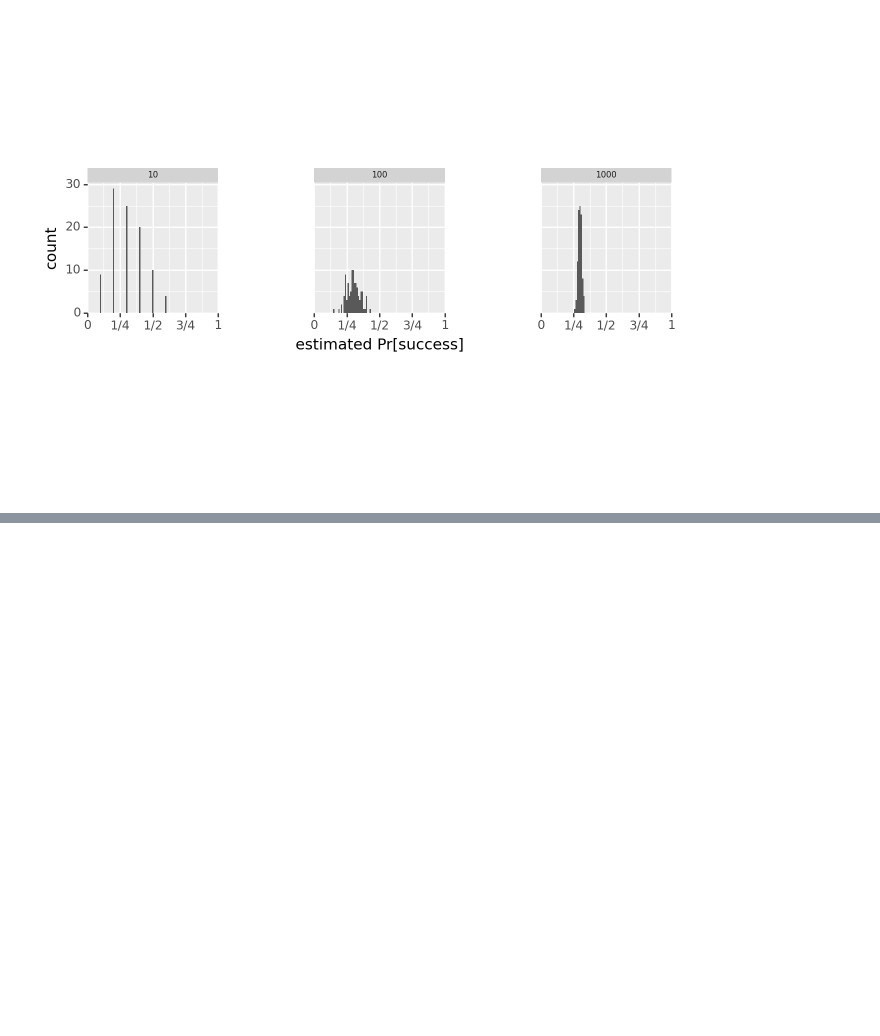
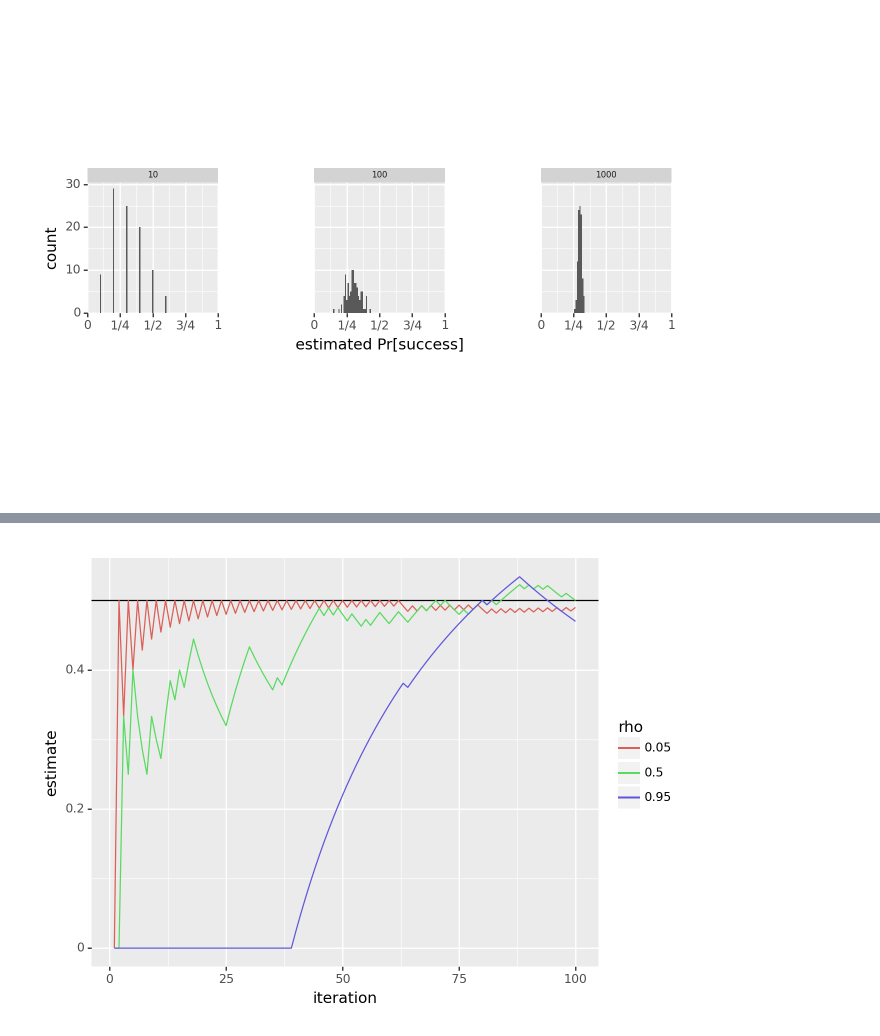
Before and after one commit to emmanuelmokel/PPL-practice, a Jupyter notebook: Stan/pystan_intro.ipynb, the cells around one changed output, grey strips where cells are left out. Saved outputs shown, nothing was run; the diff lists cells and outputs as text; code cells hidden in the pictures; blank space fills up the shorter version.

```diff
--- a/Stan/pystan_intro.ipynb
+++ b/Stan/pystan_intro.ipynb
@@ -171,0 +214,31 @@ cmdstan_path()
+# %%
+# Markov chain sumulated accorded to above
+
+model = csp.CmdStanModel(stan_file = 'markov-autocorrelation.stan')
+M = 100 if DRAFT else 1000
+rhos = []
+iterations = []
+draws = []
+estimates = []
+for rho in [0.05, 0.5, 0.95]:
+    data = {'M': M, 'rho': rho}
+    sample = model.sample(data = data, seed = 123, chains = 1,
+                      iter_warmup = 0, iter_sampling = 1,
+                      show_progress = False, show_console = False)
+    y_sim = sample.stan_variable('y')
+    cum_sum = np.cumsum(y_sim)
+    its = np.arange(1, M + 1)
+    ests = cum_sum / its
+    draws.extend(y_sim[0])
+    iterations.extend(its)
+    estimates.extend(ests)
+    rhos.extend(itertools.repeat(str(rho), M))
+df = pd.DataFrame({'draw': draws, 'iteration': iterations,
+                   'estimate': estimates, 'rho': rhos})
+rho05 = np.array(df.query('rho == "0.05"').head(100)['draw'], dtype = 'int')
+rho50 = np.array(df.query('rho == "0.5"').head(100)['draw'], dtype = 'int')
+rho95 = np.array(df.query('rho == "0.95"').head(100)['draw'], dtype = 'int')
+print("Markov chain draw with probability rho of repeating last value:\n")
+print("rho = 0.05:", rho05, "\n")
+print("rho = 0.50:", rho50, "\n")
+print("rho = 0.95:", rho95, "\n")
@@ -171,0 +259,10 @@ cmdstan_path()
+# %%
+mydraw(
+    pn.ggplot(df, pn.aes(x='iteration', y='estimate',
+                  group='rho', color='rho'))
+    + pn.geom_hline(yintercept = 0.5, color = 'black')
+    + pn.geom_line()
+    + pn.labs(x = "iteration", y = "estimate")
+)
+# %% [output]
+[figure, added]
```
Also changed, not shown: parts of 16 cells of this notebook, 6 other files.
